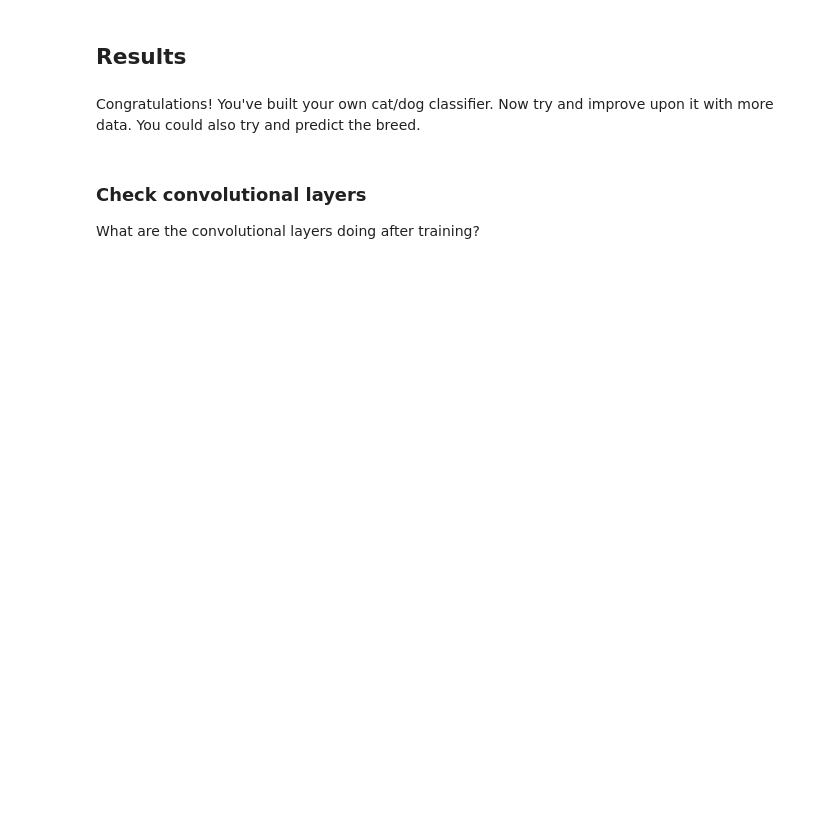
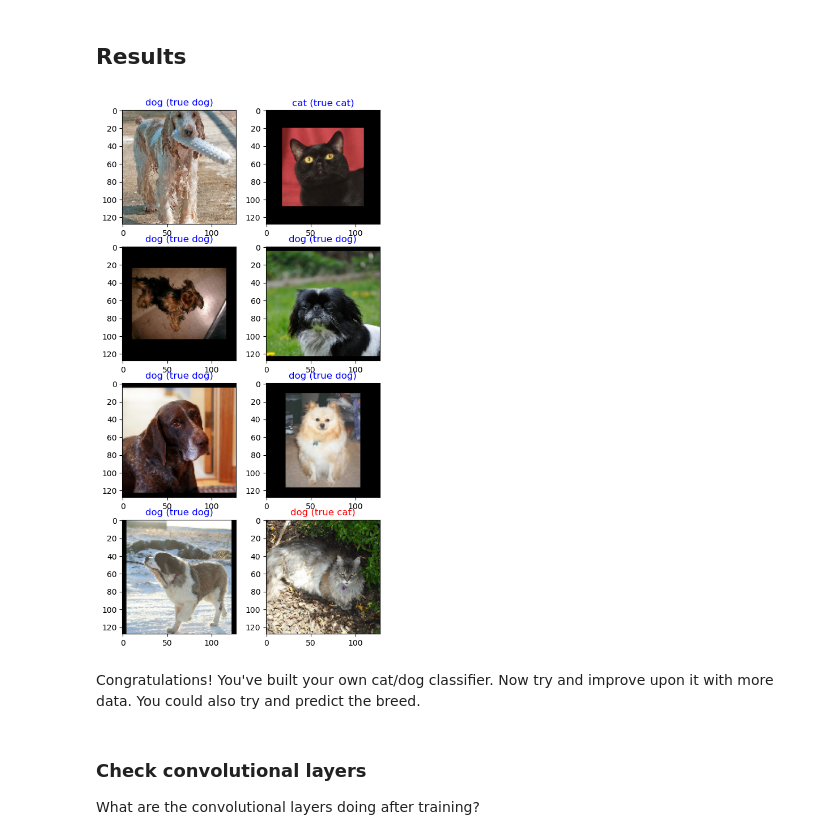
Before and after one commit to lm2612/Tutorials, a Jupyter notebook: 4-ComputerVision_Classification.ipynb, the cells around one changed output. Saved outputs shown, nothing was run; the diff lists cells and outputs as text; code cells hidden in the pictures; blank space fills up the shorter version.

```diff
--- a/4-ComputerVision_Classification.ipynb
+++ b/4-ComputerVision_Classification.ipynb
@@ -34,7 +34,7 @@ def breed2species(breedid):
 
 data = datasets.OxfordIIITPet(
     root="./",
-    download=False,
+    download=True,
     target_types = "category",
     transform=Compose([img_to_tensor, crop, resize]),
     target_transform=breed2species
@@ -280,14 +355,16 @@ def label(y):
     elif y > 0.5:
         return "dog"
 # %%
-X_batch, y_batch = next(iter(dataloader))
+X_batch, y_batch = next(iter(dataloader_validation))
 pred_batch = my_network(X_batch)
-fig, axs = plt.subplots(8, 4, figsize=(10, 24))
+fig, axs = plt.subplots(4, 2, figsize=(6, 12))
 axs = axs.flatten()
 
-for i in range(32):
+for i in range(8):
     y_label = label(y_batch[i])
     pred_label = label(pred_batch[i])
     axs[i].imshow(tensor_to_img(X_batch[i]))
     axs[i].set_title(f"{pred_label} (true {y_label})",
                      color="blue" if pred_label is y_label else "red")
+# %% [output]
+[figure, added]
```
Also changed, not shown: parts of 20 cells of this notebook.
